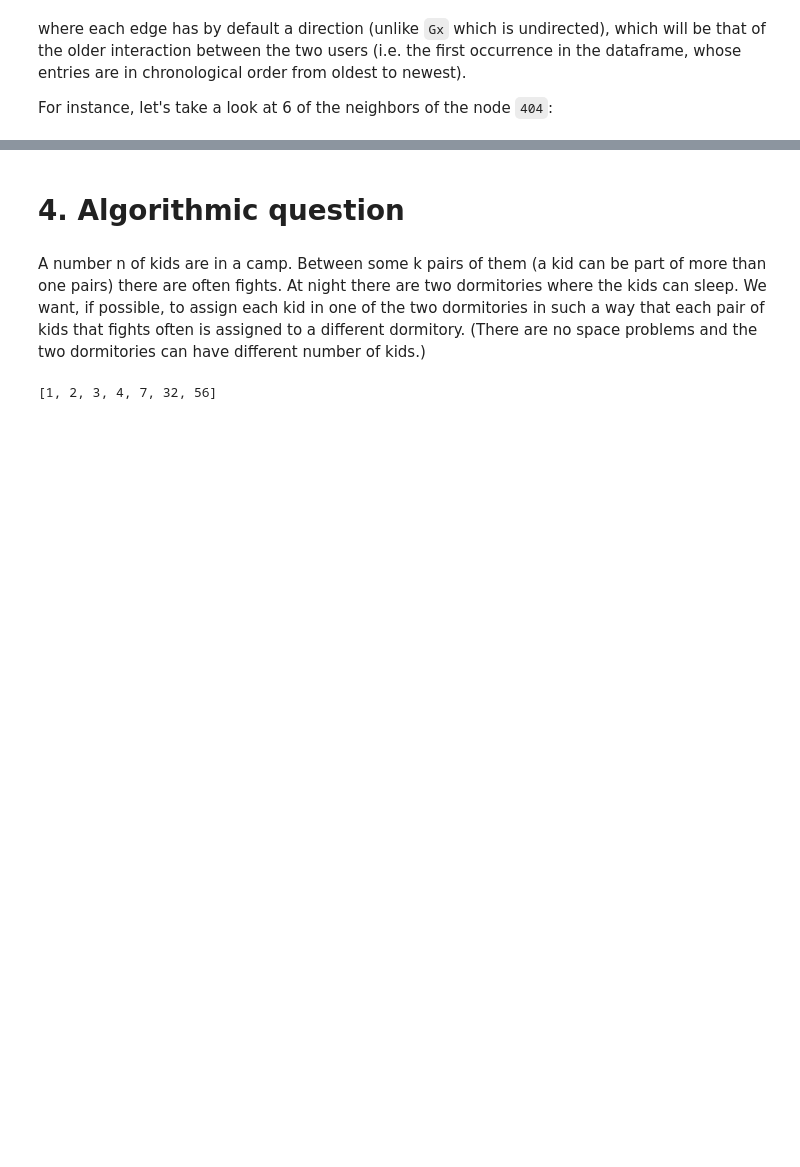
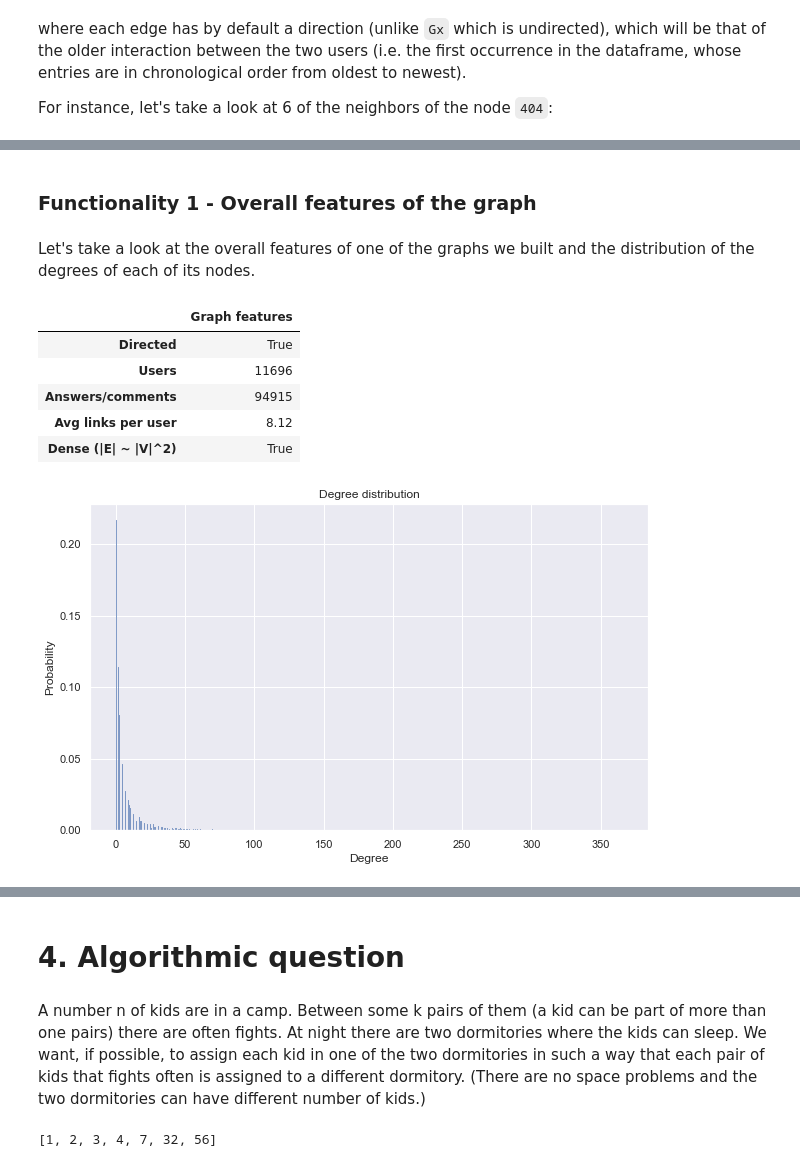
Before and after one commit to gmontill/ADM-HW5, a Jupyter notebook: main.ipynb, the cells around one changed output, grey strips where cells are left out. Cells and saved outputs as stored; diff of their text form; code cells hidden in the pictures; blank space fills up the shorter version.

```diff
--- a/main.ipynb
+++ b/main.ipynb
@@ -74,0 +80,18 @@ plt.show()
+# %% [markdown]
+### Functionality 1 - Overall features of the graph
+# %% [markdown]
+Let's take a look at the overall features of one of the graphs we built and the distribution of the degrees of each of its nodes.
+# %%
+table, density = func_selector(G_a2q, 1)
+
+plt.figure(figsize = (10,6))
+visual.overall_features(G_a2q, table, density)
+plt.show()
+# %% [output]
+|  | Graph features |
+| Directed | True |
+| Users | 11696 |
+| Answers/comments | 94915 |
+| Avg links per user | 8.12 |
+| Dense (|E| ~ |V|^2) | True |
+[figure, added]
```
Also changed, not shown: parts of 7 cells of this notebook, 3 other files.
